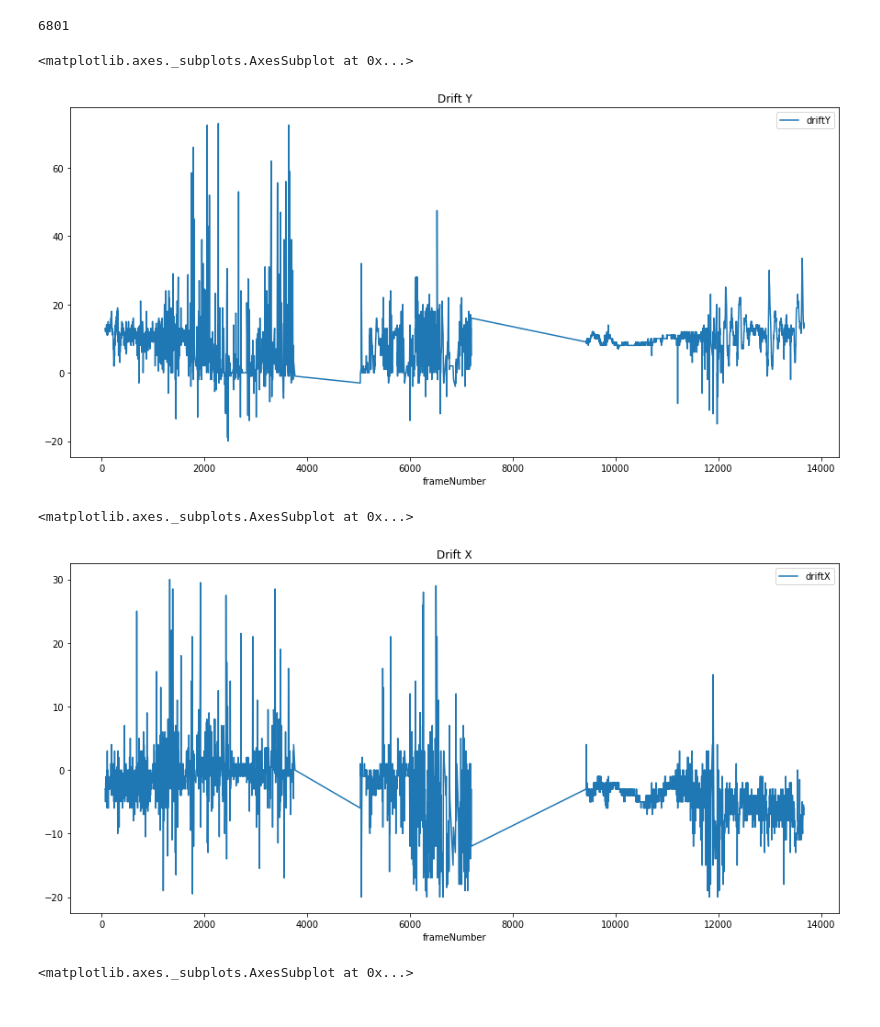
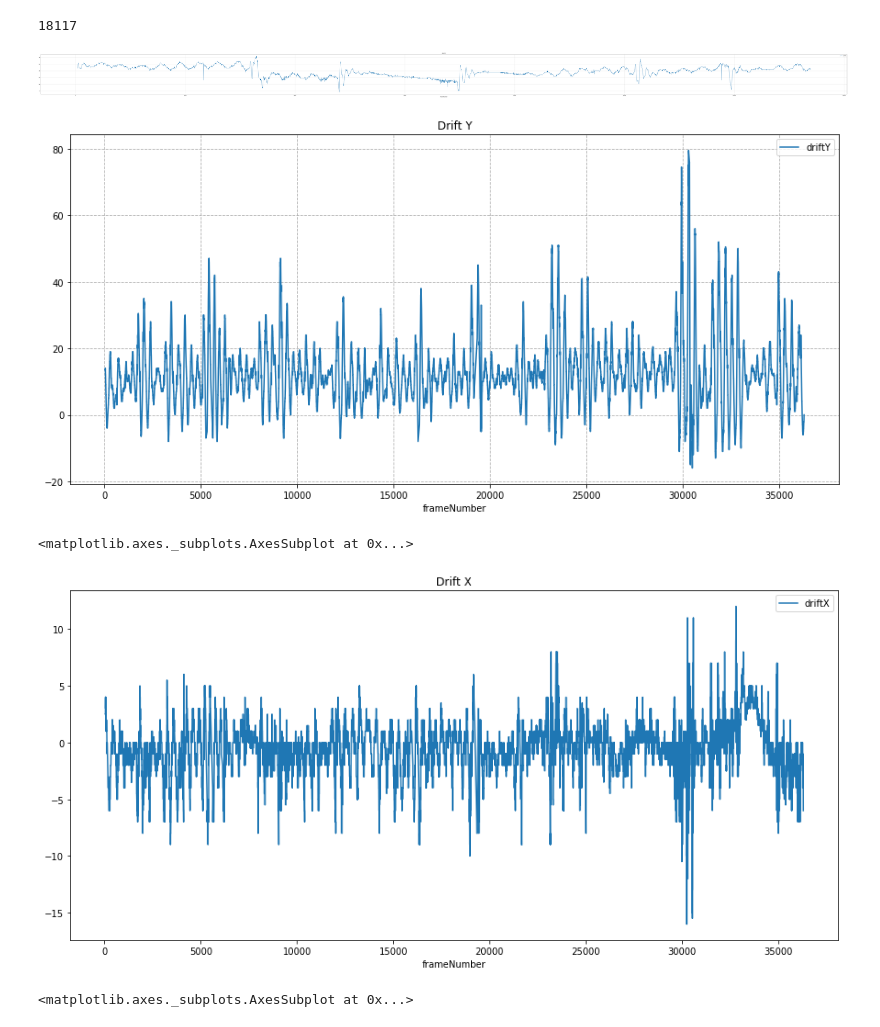
Before and after one commit to mzalota/crabs-video-analysis, a Jupyter notebook: ipython/smooth_drifts.ipynb, the cells around one changed output. Cells and saved outputs as stored; diff of their text form; code cells hidden in the pictures.

```diff
--- a/ipython/smooth_drifts.ipynb
+++ b/ipython/smooth_drifts.ipynb
@@ -16,10 +16,13 @@ from lib.DriftData import DriftData
 #videoFileName = "V4__R_20180915_210447"
 #videoFileName = "V6__R_20180915_212238"
 
-rootDir = "C:/workspaces/AnjutkaVideo/KaraSeaCrabVideoBlagopoluchiyaBay2018/"
+#rootDir = "C:/workspaces/AnjutkaVideo/KaraSeaCrabVideoBlagopoluchiyaBay2018/"
 #videoFileName = "V3_R_20180911_170159"
 #videoFileName = "V2_R_20180911_165730"
-videoFileName = "V1_R_20180911_165259"
+#videoFileName = "V1_R_20180911_165259"
+
+rootDir ="C:/workspaces/AnjutkaVideo/2019-Kara/St6279_19"
+videoFileName = "V1"
 
 folderStruct = FolderStructure(rootDir, videoFileName)
 
@@ -27,7 +30,7 @@ drifts = DriftData.createFromFile(folderStruct.getRawDriftsFilepath())
 data = drifts.getDF()
 drifts.getCount()
 # %% [output]
-6801
+18117
 # %%
 drifts.interpolate()
 data = drifts.getDF()
@@ -37,18 +40,29 @@ data.loc[(data['frameNumber'] > 9390)].head(30)
 #replaceOutlierBetweenTwoPoints('driftY',20)
 # %%
 #replaceIfThirdIsOutlier2('driftY', 30, -20, 100)
+# %%
+#fig, ax = plt.subplots()
+# Do the plot code
+#fig.savefig('myimage.svg', format='svg', dpi=1200)
+data.plot( x='frameNumber', y='driftY',figsize=(140,7), title="Drift Y")#.savefig('MaximPlotDriftY.png', dpi=300)
+plt.gca().grid(which='major', axis='both', linestyle='--')
+#fig, ax = plt.subplots()
+# Do the plot code
+plt.savefig('driftsY_7.png', format='png', dpi=300)
+# %% [output]
+[figure, added]
 # %%
 #data.loc[data['frameNumber'] > 3010].loc[data['frameNumber'] < 3400].plot( x='frameNumber', y='driftY',figsize=(15,7))
 data.plot( x='frameNumber', y='driftY',figsize=(15,7), title="Drift Y")
+plt.gca().grid(which='major', axis='both', linestyle='--')
 #data.loc[(data['driftY'] < -30) | (data['driftY'] > 100)].count()[0]
 # %% [output]
-<matplotlib.axes._subplots.AxesSubplot at 0x...>
-[figure, old version]
+[figure, new version]
 # %%
 data.plot( x='frameNumber', y='driftX',figsize=(15,7), title="Drift X")
 # %% [output]
 <matplotlib.axes._subplots.AxesSubplot at 0x...>
-[figure, old version]
+[figure, new version]
 # %%
 folderStruct = FolderStructure(rootDir, videoFileName)
 drifts.saveToFile(folderStruct.getDriftsFilepath())
```
Also changed, not shown: parts of 3 cells of this notebook, 7 other files.
